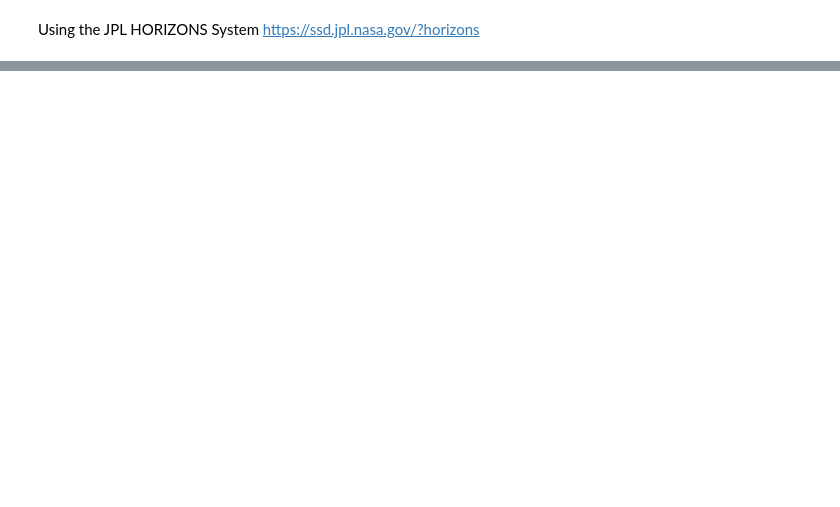
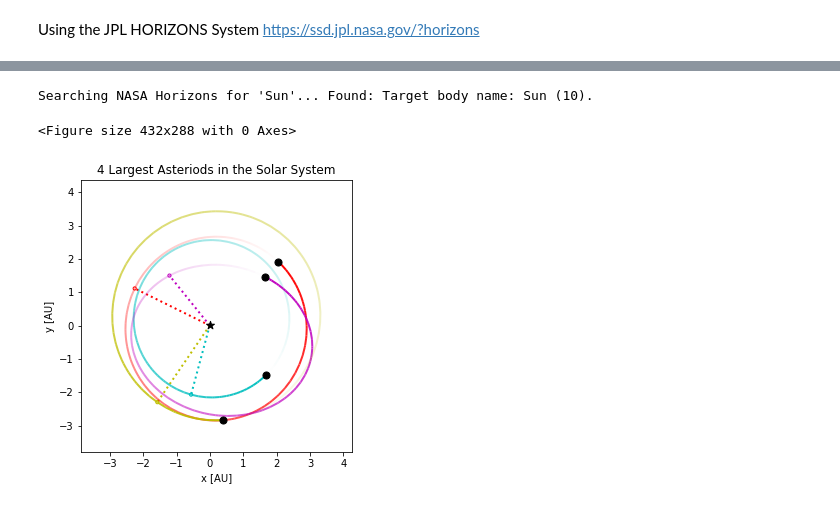
Before and after one commit to gavinkhung/planetary-system-simulation, a Jupyter notebook: solar-system.ipynb, the cells around one changed output, grey strips where cells are left out. Drawn from its saved outputs; the diff is of its cells as text; code cells hidden in the pictures; blank space fills up the shorter version.

Commit message:
Added orbits of asteriods using IAU MPC

```diff
--- a/solar-system.ipynb
+++ b/solar-system.ipynb
@@ -6,3 +1,16 @@ import rebound
+# %%
+import numpy as np
+import matplotlib.pyplot as plt
+
+from astropy import units as u
+from astroquery.mpc import MPC
+
+import rebound
+
+def to_radians(value):
+    if value==None:
+        return 0
+    return (value*u.deg).to(u.rad).value
 # %% [markdown]
 Using the JPL HORIZONS System https://ssd.jpl.nasa.gov/?horizons
 # %%
@@ -27,0 +38,31 @@ plt.show()
+# %%
+sim = rebound.Simulation()
+sim.units = ('yr', 'AU', 'Msun')
+# %%
+sim.add('Sun')
+# %% [output]
+Searching NASA Horizons for 'Sun'... Found: Target body name: Sun (10).
+# %%
+asteroid_names = ['Ceres', 'Vesta', 'Pallas', 'Hygiea']
+
+for asteroid_name in asteroid_names:
+  result = MPC.query_object('asteroid', name=asteroid_name)
+  asteroid_data = result[0]
+
+#   P = float(asteroid_data['period']) or 0
+  semi_major_axis = float(asteroid_data['semimajor_axis'] )or 0
+  argument_of_periapsis = to_radians(float(asteroid_data['argument_of_perihelion'])) or 0
+  longitude_of_ascending_node = to_radians(float(asteroid_data['ascending_node'])) or 0
+  eccentricity = float(asteroid_data['eccentricity']) or 0
+  mean_anomaly = float(asteroid_data['mean_anomaly']) or 0
+  inclination = to_radians(float(asteroid_data['inclination'])) or 0
+
+  sim.add(a=semi_major_axis, e=eccentricity, omega=argument_of_periapsis, Omega=longitude_of_ascending_node, inc=inclination, M=mean_anomaly)
+# %%
+plt.figure()
+fig = rebound.OrbitPlot(sim, unitlabel="[AU]", periastron=True, color=True, lw=2)
+plt.title('4 Largest Asteriods in the Solar System')
+plt.show()
+# %% [output]
+<Figure size 432x288 with 0 Axes>
+[figure, added]
```
Also changed, not shown: parts of 3 cells of this notebook, 3 other files.
